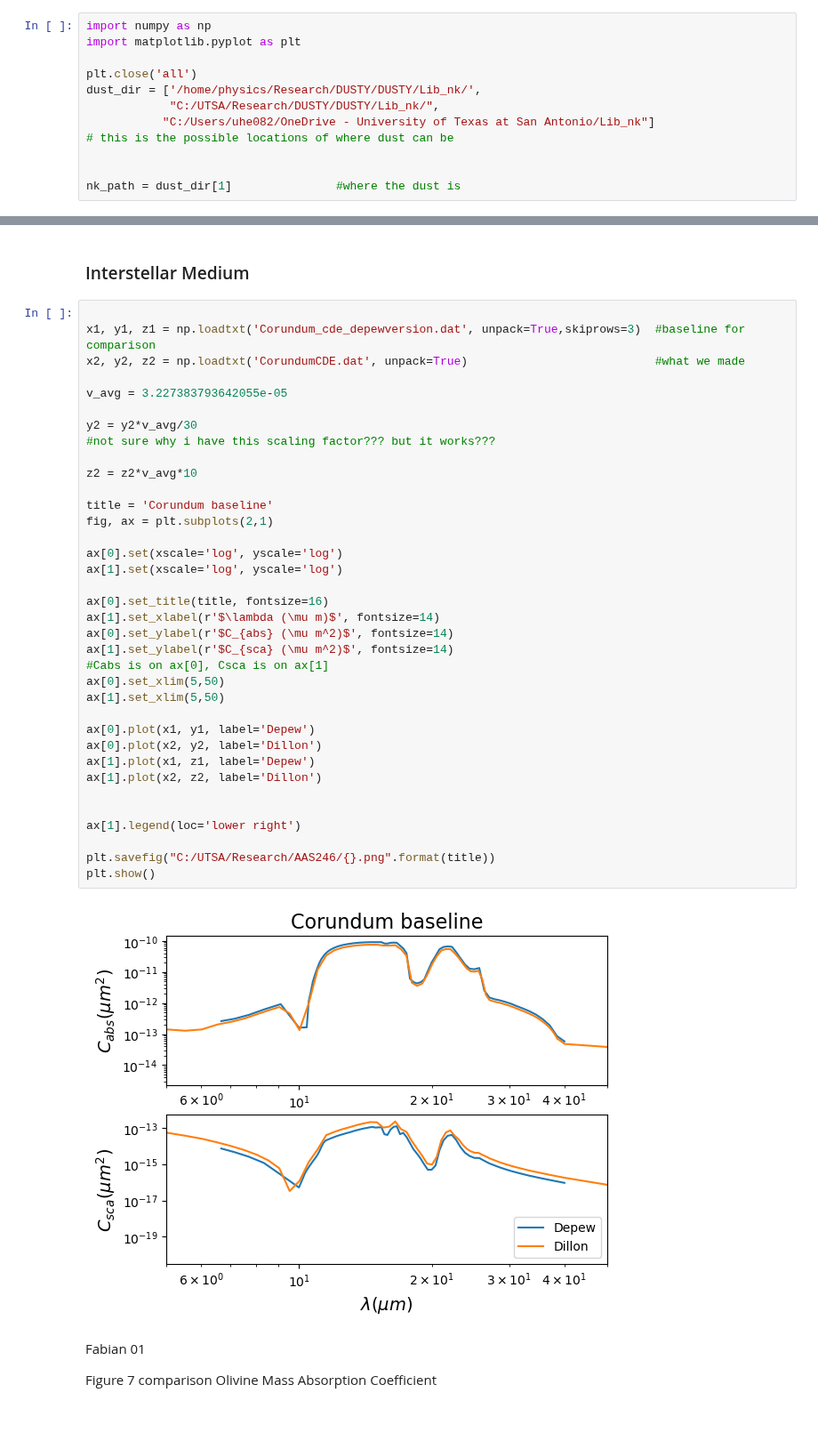
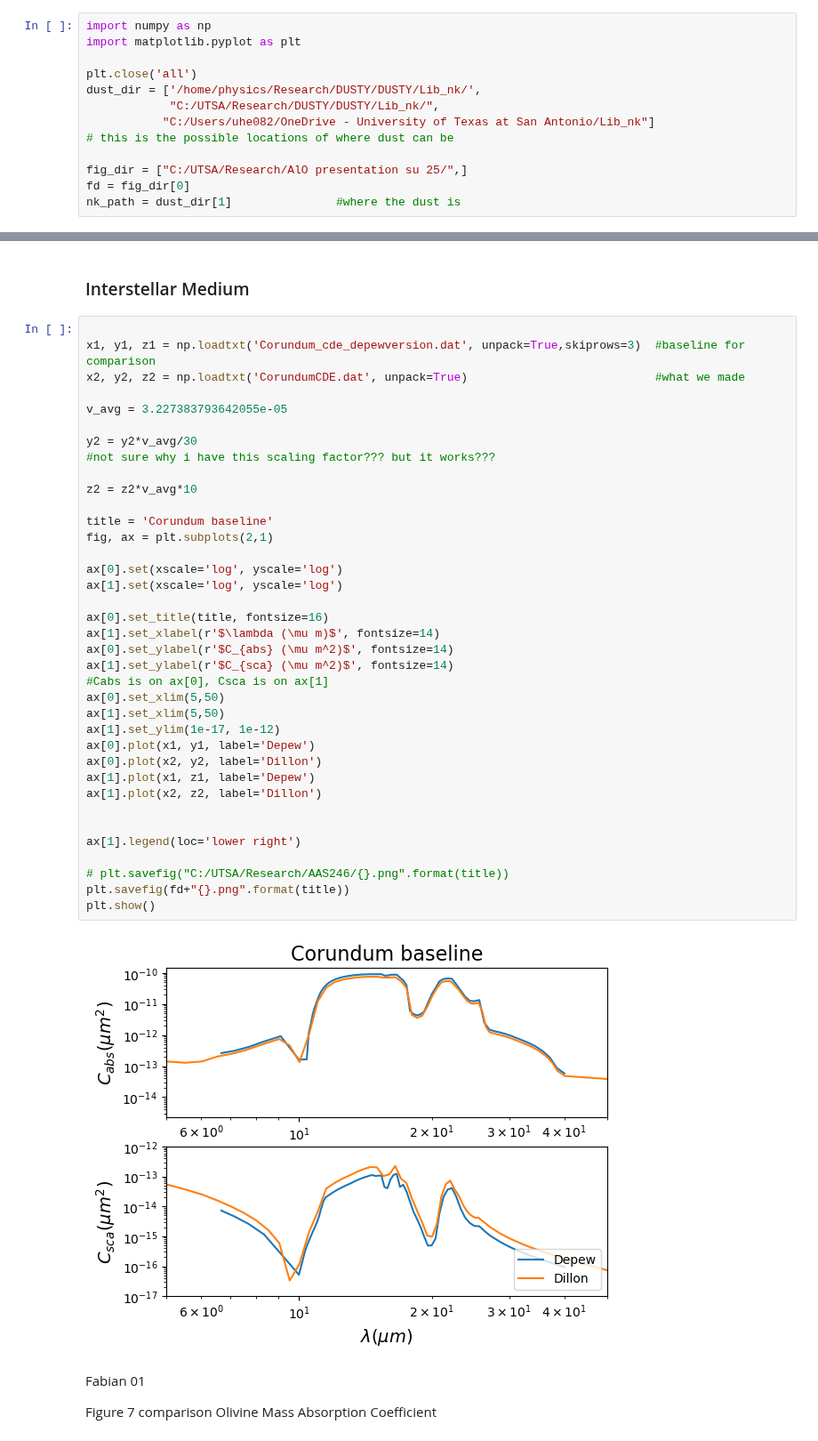
Before and after one commit to astroseandillon/Sean-Dusty, a Jupyter notebook: plot factory.ipynb, the cells around one changed output, grey strips where cells are left out. Shown at 89% size. Drawn from its saved outputs; the diff is of its cells as text.

```diff
--- a/plot factory.ipynb
+++ b/plot factory.ipynb
@@ -10,7 +10,8 @@ dust_dir = ['/home/physics/Research/DUSTY/DUSTY/Lib_nk/',
            "C:/Users/uhe082/OneDrive - University of Texas at San Antonio/Lib_nk"]
 # this is the possible locations of where dust can be
 
-
+fig_dir = ["C:/UTSA/Research/AlO presentation su 25/",]
+fd = fig_dir[0]
 nk_path = dust_dir[1]               #where the dust is
 # %% [markdown]
 ### Right Triangle Plot
@@ -44,36 +101,37 @@ x2, y2, z2 = np.loadtxt('CorundumCDE.dat', unpack=True)
 v_avg = 3.227383793642055e-05
 
 y2 = y2*v_avg/30
 #not sure why i have this scaling factor??? but it works???
 
 z2 = z2*v_avg*10
 
 title = 'Corundum baseline'
 fig, ax = plt.subplots(2,1)
 
 ax[0].set(xscale='log', yscale='log')
 ax[1].set(xscale='log', yscale='log')
 
 ax[0].set_title(title, fontsize=16)
 ax[1].set_xlabel(r'$\lambda (\mu m)$', fontsize=14)
 ax[0].set_ylabel(r'$C_{abs} (\mu m^2)$', fontsize=14)
 ax[1].set_ylabel(r'$C_{sca} (\mu m^2)$', fontsize=14)
 #Cabs is on ax[0], Csca is on ax[1]
 ax[0].set_xlim(5,50)
 ax[1].set_xlim(5,50)
-
+ax[1].set_ylim(1e-17, 1e-12)
 ax[0].plot(x1, y1, label='Depew')
 ax[0].plot(x2, y2, label='Dillon')
 ax[1].plot(x1, z1, label='Depew')
 ax[1].plot(x2, z2, label='Dillon')
 
 
 ax[1].legend(loc='lower right')
 
-plt.savefig("C:/UTSA/Research/AAS246/{}.png".format(title))
+# plt.savefig("C:/UTSA/Research/AAS246/{}.png".format(title))
+plt.savefig(fd+"{}.png".format(title))
 plt.show()
 # %% [output]
-[figure, old version]
+[figure, new version]
 # %% [markdown]
 Fabian 01
 
```
Also changed, not shown: parts of 4 cells of this notebook, 5 other files.
